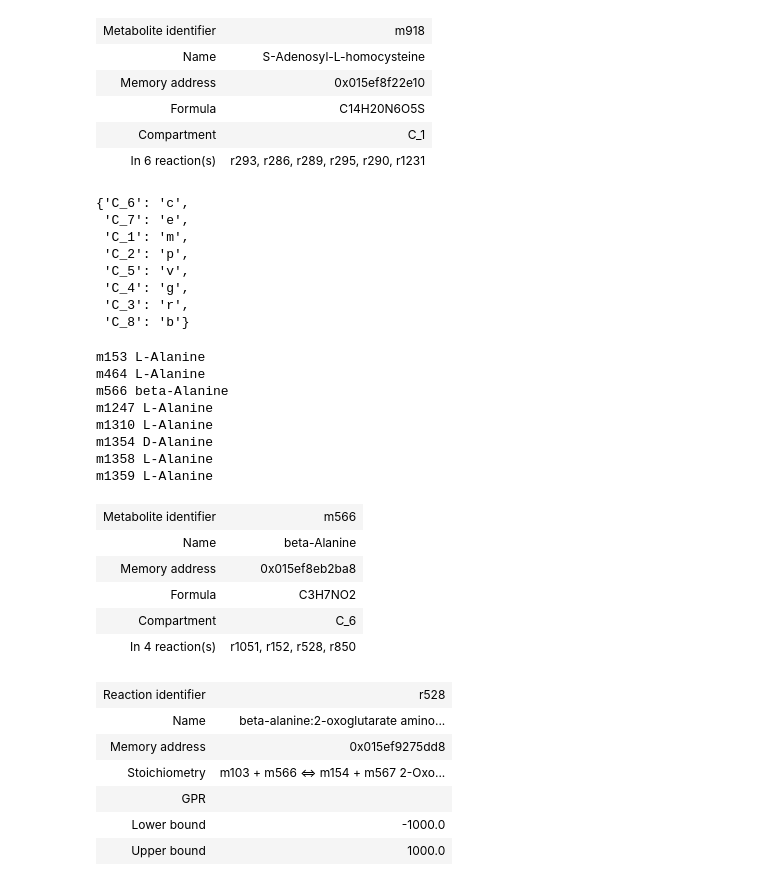
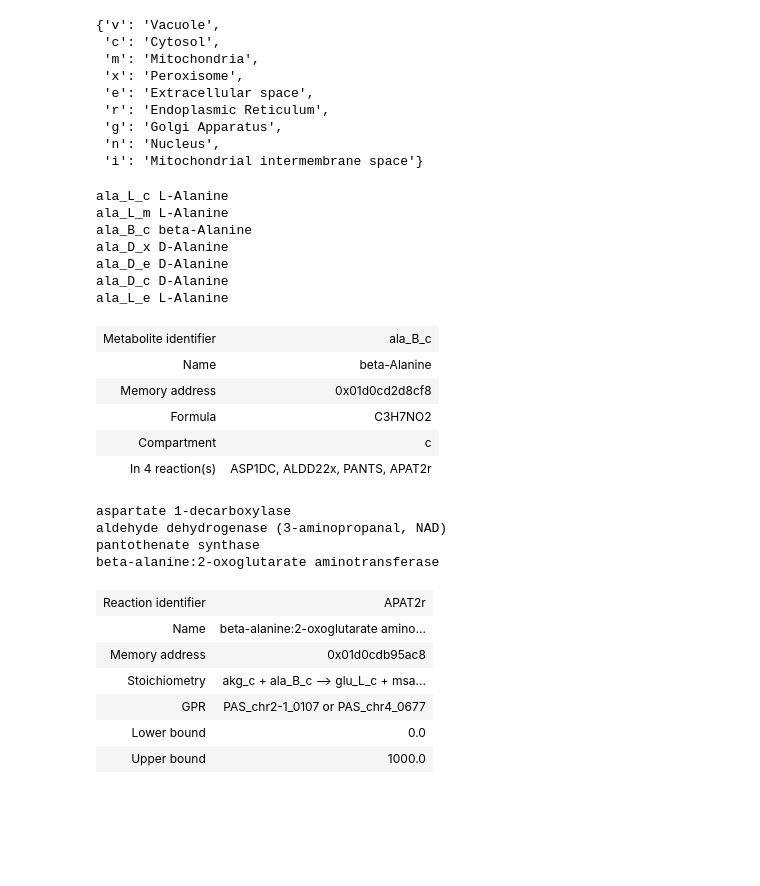
Before and after one commit to 27410/group-assignment-2021-group-8-malonic-acid-in-k-phaffii, a Jupyter notebook: models/Adjusted_models/Malonic_acid_heterologous.ipynb, the cells around one changed output. Cells and saved outputs as stored; diff of their text form; code cells hidden in the pictures; blank space fills up the shorter version.

```diff
--- a/models/Adjusted_models/Malonic_acid_heterologous.ipynb
+++ b/models/Adjusted_models/Malonic_acid_heterologous.ipynb
@@ -3,8 +3,7 @@
 from cobra.io import read_sbml_model
 from cobra import Reaction, Metabolite
 # %%
-# Import model for K. phaffii
-model = read_sbml_model('iLC915.xml')
+model = read_sbml_model('iMT1026-v3.xml')
 # %% [output]
 Model does not contain SBML fbc package information.
 SBML package 'layout' not supported by cobrapy, information is not parsed
@@ -26,24 +25,15 @@ urn:miriam:C4R8M8_PICPG does not conform
-# %%
-model.compartments
-model.metabolites.m918
-# %% [output]
-| Metabolite identifier | m918 |
-| Name | S-Adenosyl-L-homocysteine |
-| Memory address | 0x015ef8f22e10 |
-| Formula | C14H20N6O5S |
-| Compartment | C_1 |
-| In 6 reaction(s) | r293, r286, r289, r295, r290, r1231 |
 # %%
 model.compartments
 # %% [output]
-{'C_6': 'c',
- 'C_7': 'e',
- 'C_1': 'm',
- 'C_2': 'p',
- 'C_5': 'v',
- 'C_4': 'g',
- 'C_3': 'r',
- 'C_8': 'b'}
+{'v': 'Vacuole',
+ 'c': 'Cytosol',
+ 'm': 'Mitochondria',
+ 'x': 'Peroxisome',
+ 'e': 'Extracellular space',
+ 'r': 'Endoplasmic Reticulum',
+ 'g': 'Golgi Apparatus',
+ 'n': 'Nucleus',
+ 'i': 'Mitochondrial intermembrane space'}
 # %%
 alanines=model.metabolites.query('Alanine','name')
 # %%
@@ -51,31 +41,38 @@ for alanine in alanines:
     print(alanine,alanine.name)
     #print(model.metabolites.get_by_id(alanine))
 # %% [output]
-m153 L-Alanine
-m464 L-Alanine
-m566 beta-Alanine
-m1247 L-Alanine
-m1310 L-Alanine
-m1354 D-Alanine
-m1358 L-Alanine
-m1359 L-Alanine
+ala_L_c L-Alanine
+ala_L_m L-Alanine
+ala_B_c beta-Alanine
+ala_D_x D-Alanine
+ala_D_e D-Alanine
+ala_D_c D-Alanine
+ala_L_e L-Alanine
 # %%
-model.metabolites.m566
+model.metabolites.ala_B_c
 # %% [output]
-| Metabolite identifier | m566 |
+| Metabolite identifier | ala_B_c |
 | Name | beta-Alanine |
-| Memory address | 0x015ef8eb2ba8 |
+| Memory address | 0x01d0cd2d8cf8 |
 | Formula | C3H7NO2 |
-| Compartment | C_6 |
-| In 4 reaction(s) | r1051, r152, r528, r850 |
+| Compartment | c |
+| In 4 reaction(s) | ASP1DC, ALDD22x, PANTS, APAT2r |
 # %%
-model.reactions.r528
+print(model.reactions.ASP1DC.name)
+print(model.reactions.ALDD22x.name)
+print(model.reactions.PANTS.name)
+print(model.reactions.APAT2r.name)
+model.reactions.APAT2r
 # %% [output]
+aspartate 1-decarboxylase
+aldehyde dehydrogenase (3-aminopropanal, NAD)
+pantothenate synthase
+beta-alanine:2-oxoglutarate aminotransferase
-| Reaction identifier | r528 |
+| Reaction identifier | APAT2r |
 | Name | beta-alanine:2-oxoglutarate amino... |
-| Memory address | 0x015ef9275dd8 |
-| Stoichiometry | m103 + m566 <=> m154 + m567 2-Oxo... |
-| GPR |  |
-| Lower bound | -1000.0 |
+| Memory address | 0x01d0cdb95ac8 |
+| Stoichiometry | akg_c + ala_B_c --> glu_L_c + msa... |
+| GPR | PAS_chr2-1_0107 or PAS_chr4_0677 |
+| Lower bound | 0.0 |
 | Upper bound | 1000.0 |
 # %%
```
Also changed, not shown: parts of 9 cells of this notebook, 3 other files.
